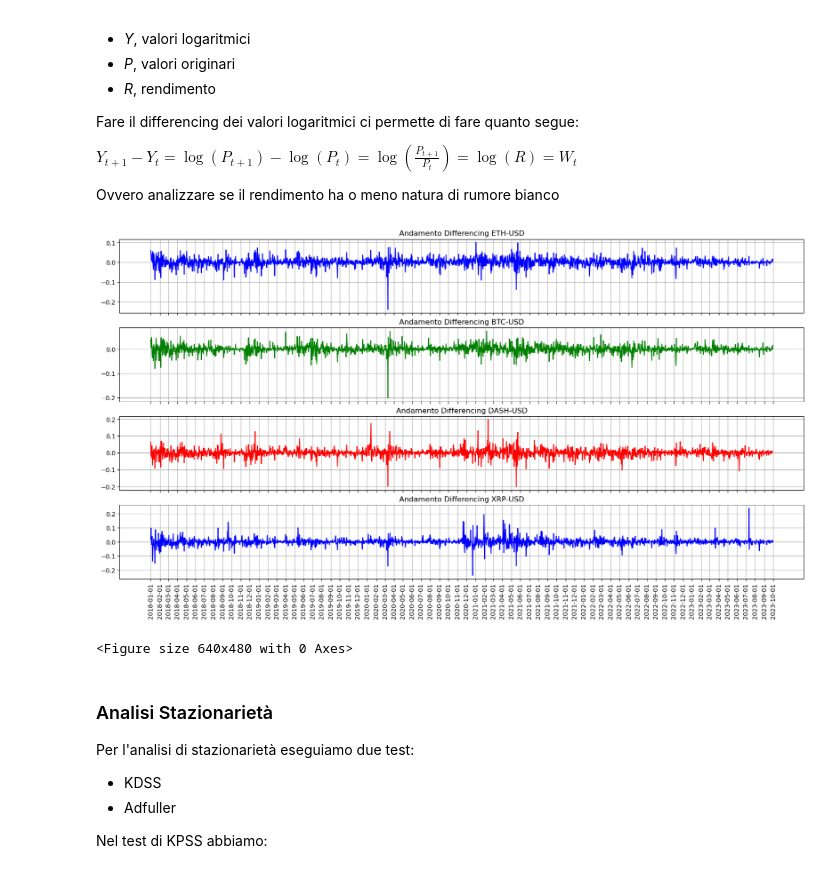
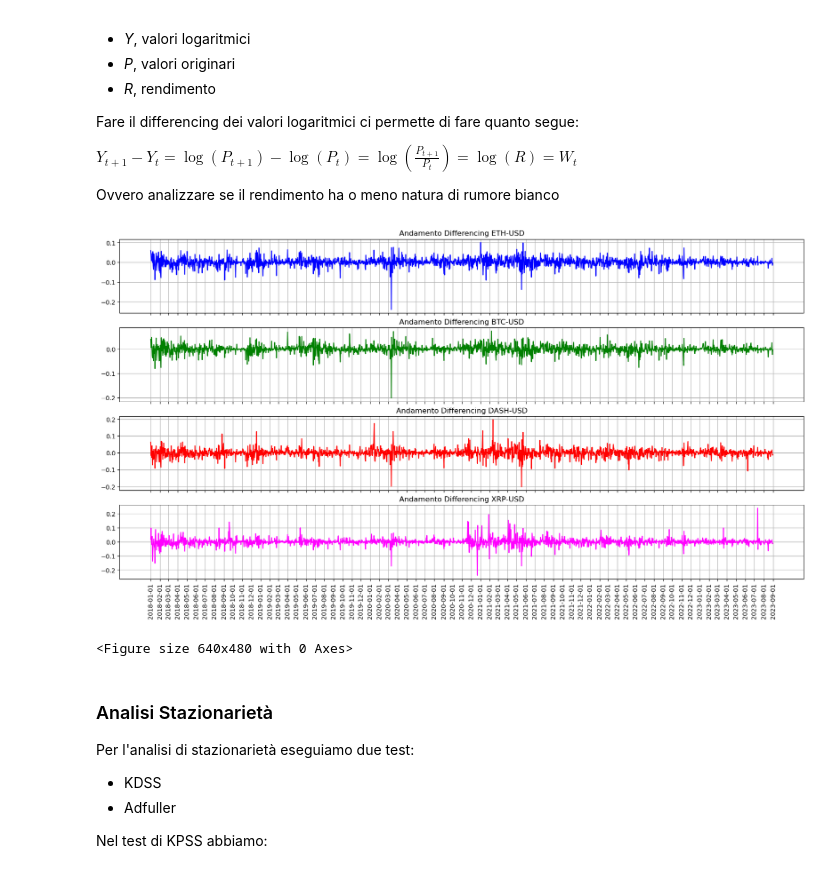
Before and after one commit to SimoneNicosanti/MPSMF_Project, a Jupyter notebook: Progetto.ipynb, the cells around one changed output. Saved outputs shown, nothing was run; the diff lists cells and outputs as text; code cells hidden in the pictures.

```diff
--- a/Progetto.ipynb
+++ b/Progetto.ipynb
@@ -16,7 +17,7 @@ import DataExtractor
 cryptoList : list[str] = ["ETH-USD", "BTC-USD", "DASH-USD", "XRP-USD"]
 
 startDate : str = "2018-01-01"
-endDate : str = "2023-10-01"
+endDate : str = "2023-09-01"
 interval : str = "daily"
 
 for crypto in cryptoList :
@@ -61,7 +130,7 @@ Name: LogClosePrice, Length: 2100, dtype: float64
 # %%
 import matplotlib.pyplot as plt
 # %%
-colors = ["blue", "green", "red"]
+colors = ["blue", "green", "red", "fuchsia"]
 figure, axs = plt.subplots(nrows = len(cryptoList), sharex = True, figsize = (20,10))
 
 xtickPoints = cryptoDataFrameDict["ETH-USD"]["Date"]
@@ -175,25 +244,24 @@ for crypto in cryptoDataFrameDict :
     differencing.reset_index(inplace = True, drop = True)
     differencingDict[crypto] = differencing
 # %%
-colors = ["blue", "green", "red"]
 figure, axs = plt.subplots(nrows = len(cryptoList), sharex = True, figsize = (20,10))
 
 xtickPoints = cryptoDataFrameDict["ETH-USD"]["Date"]
 xtickPoints = xtickPoints[xtickPoints.str.endswith("01") == 1]
 i = 0
 for crypto in cryptoList :
     axs[i].plot(differencingDict[crypto], color = colors[i % len(colors)])
     axs[i].set_title("Andamento Differencing " + crypto)
     axs[i].grid(True)
     i += 1
 
 axs[len(cryptoList) - 1].set_xticks(xtickPoints.index)
 axs[len(cryptoList) - 1].set_xticklabels(xtickPoints.values, rotation = 90)
 
 plt.show()
 plt.clf()
 # %% [output]
-[figure, old version]
+[figure, new version]
 <Figure size 640x480 with 0 Axes>
 # %% [markdown]
 ### Analisi Stazionarietà
```
Also changed, not shown: parts of 17 cells of this notebook, 5 other files.
